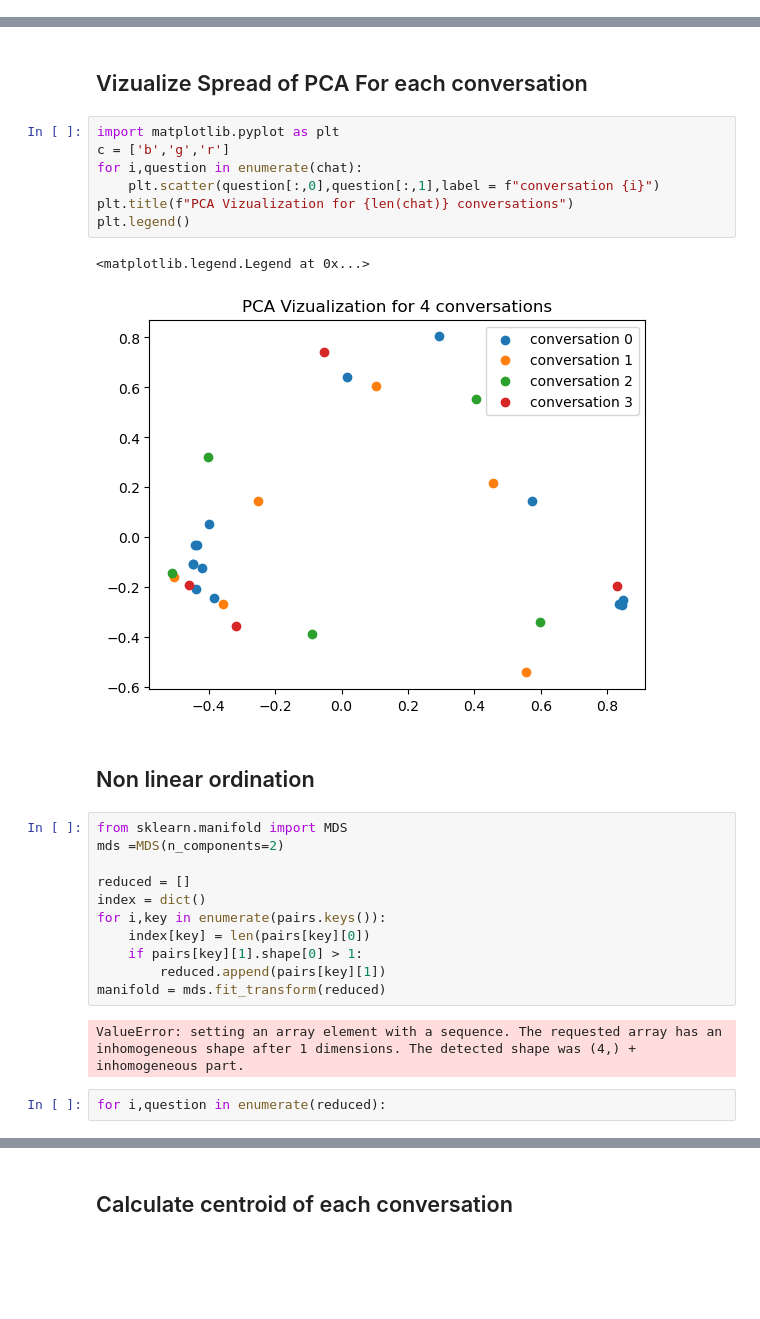
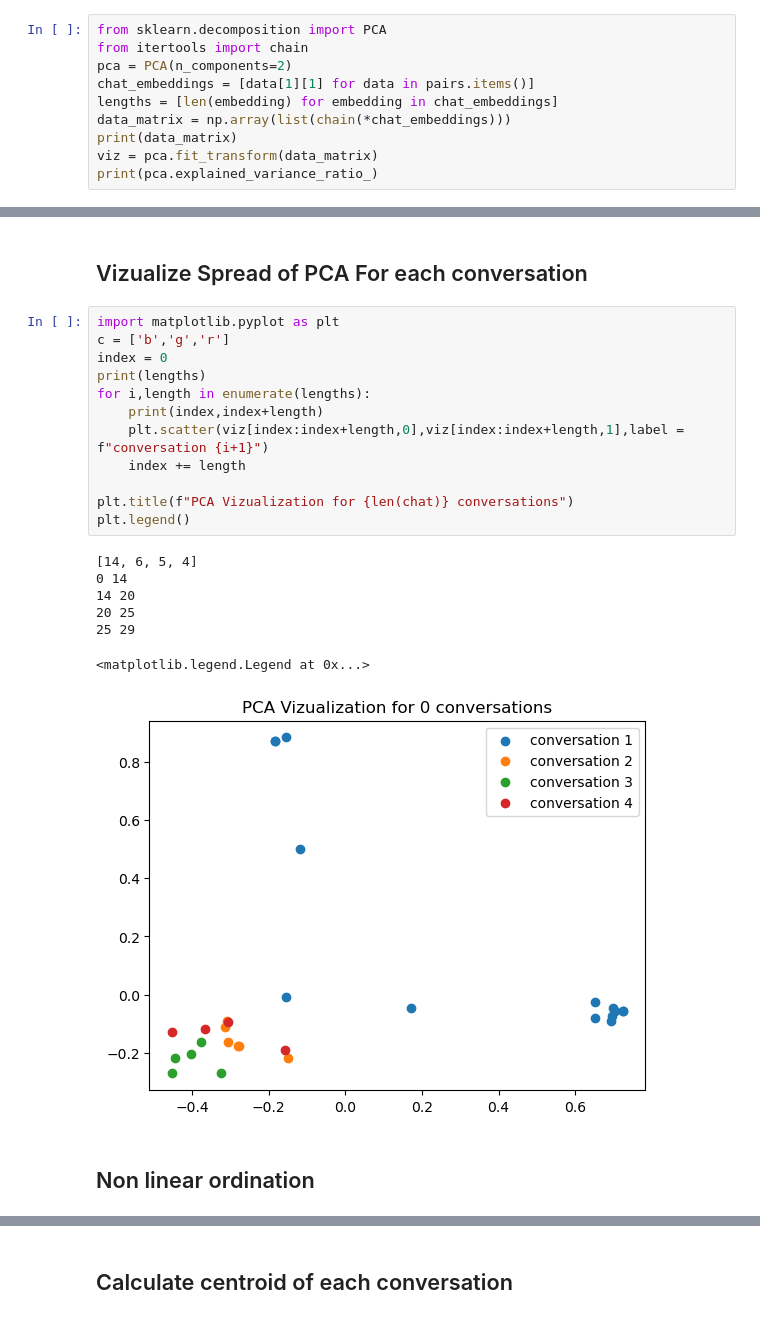
Before and after one commit to ivonr7/Wild_Chat_Experiments, a Jupyter notebook: viz_embedding.ipynb, the cells around one changed output, grey strips where cells are left out. Saved outputs shown, nothing was run; the diff lists cells and outputs as text; blank space fills up the shorter version.

```diff
--- a/viz_embedding.ipynb
+++ b/viz_embedding.ipynb
@@ -120,0 +93,10 @@ print(chat)
+# %%
+from sklearn.decomposition import PCA
+from itertools import chain
+pca = PCA(n_components=2)
+chat_embeddings = [data[1][1] for data in pairs.items()]
+lengths = [len(embedding) for embedding in chat_embeddings]
+data_matrix = np.array(list(chain(*chat_embeddings)))
+print(data_matrix)
+viz = pca.fit_transform(data_matrix)
+print(pca.explained_variance_ratio_)
@@ -123,27 +120,22 @@ print(chat)
 # %%
 import matplotlib.pyplot as plt
 c = ['b','g','r']
-for i,question in enumerate(chat):
-    plt.scatter(question[:,0],question[:,1],label = f"conversation {i}")
+index = 0
+print(lengths)
+for i,length in enumerate(lengths):
+    print(index,index+length)
+    plt.scatter(viz[index:index+length,0],viz[index:index+length,1],label = f"conversation {i+1}")
+    index += length
+
 plt.title(f"PCA Vizualization for {len(chat)} conversations")
 plt.legend()
 # %% [output]
-<matplotlib.legend.Legend at 0x...>
+[14, 6, 5, 4]
+0 14
+14 20
+20 25
+25 29
+<matplotlib.legend.Legend at 0x...>
-[figure, old version]
+[figure, new version]
 # %% [markdown]
 ## Non linear ordination
-# %%
-from sklearn.manifold import MDS
-mds =MDS(n_components=2)
-
-reduced = []
-index = dict()
-for i,key in enumerate(pairs.keys()):
-    index[key] = len(pairs[key][0])
-    if pairs[key][1].shape[0] > 1:
-        reduced.append(pairs[key][1])
-manifold = mds.fit_transform(reduced)
-# %% [output]
-ValueError: setting an array element with a sequence. The requested array has an inhomogeneous shape after 1 dimensions. The detected shape was (4,) + inhomogeneous part.
-# %%
-for i,question in enumerate(reduced):
```
Also changed, not shown: parts of 4 cells of this notebook, 1 other file.
